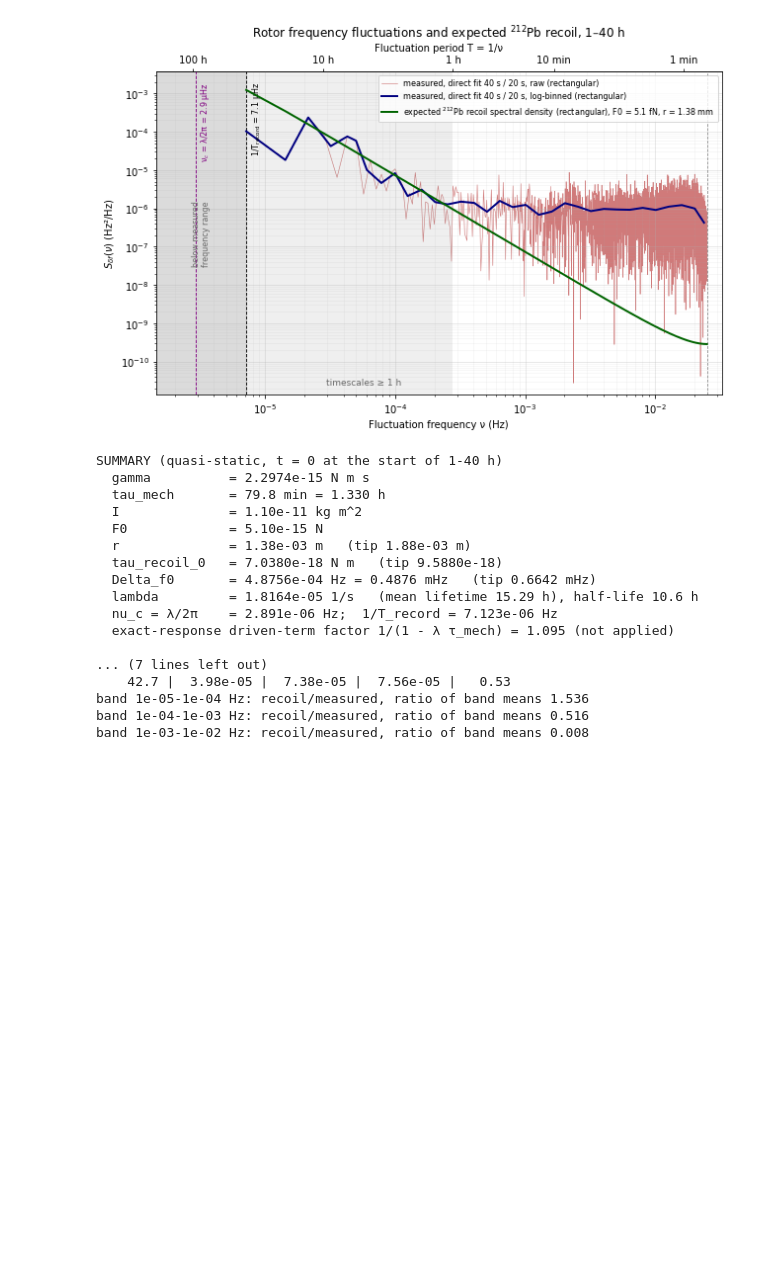
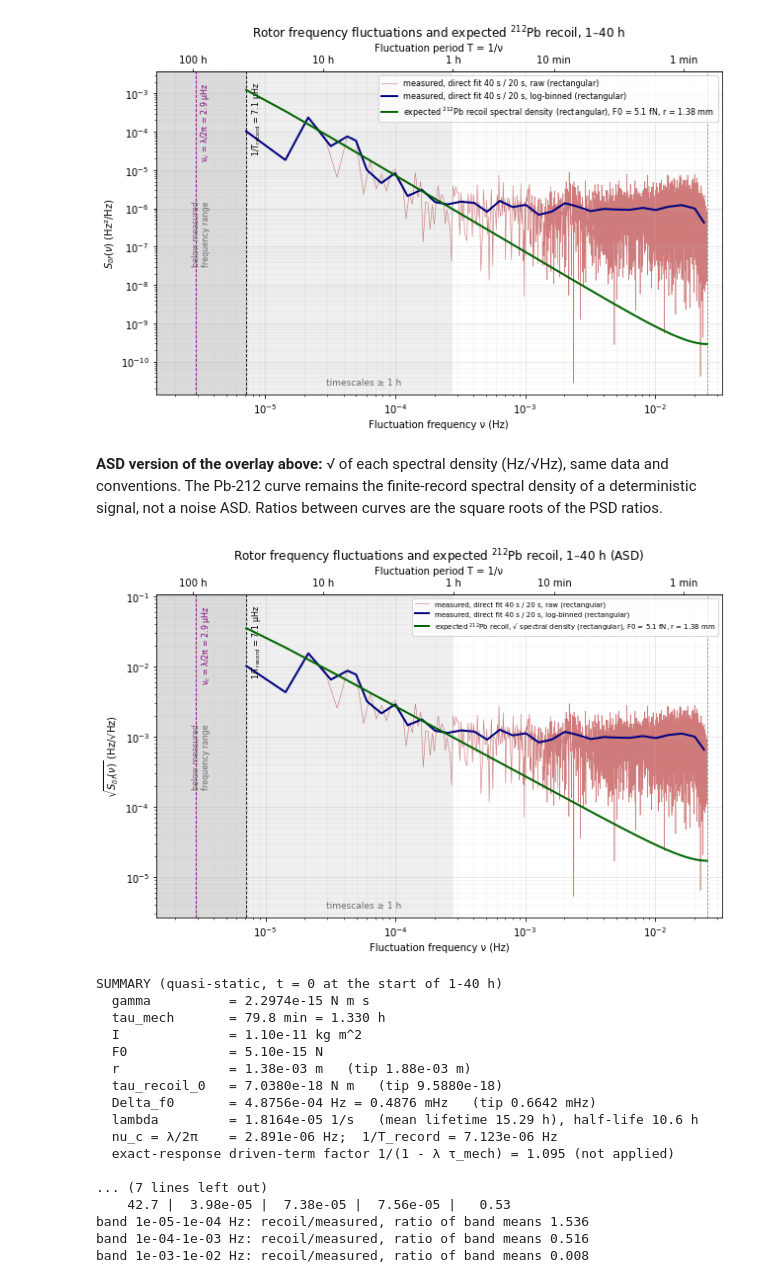
Before and after one commit to Moore-Lab/Decay-Sail, a Jupyter notebook: analysis/noise_budget_20260911_clean.ipynb, the cells around one changed output. Saved outputs shown, nothing was run; the diff lists cells and outputs as text; code cells hidden in the pictures; blank space fills up the shorter version.

```diff
--- a/analysis/noise_budget_20260911_clean.ipynb
+++ b/analysis/noise_budget_20260911_clean.ipynb
@@ -434,6 +463,38 @@ period_axis(ax, [(60, '1 min'), (600, '10 min'), (3600, '1 h'), (10*3600, '10 h'
 plt.tight_layout(); plt.show()
 # %% [output]
 [figure]
+# %% [markdown]
+**ASD version of the overlay above:** √ of each spectral density (Hz/√Hz), same data and conventions. The
+Pb-212 curve remains the finite-record spectral density of a deterministic signal, not a noise ASD. Ratios
+between curves are the square roots of the PSD ratios.
+# %%
+# ASD version of the overlay above: square root of each spectral density (Hz/√Hz)
+fig, ax = plt.subplots(figsize=(9, 6))
+ax.loglog(nu_p[1:], np.sqrt(S_meas_ov[1:]), color='firebrick', lw=0.6, alpha=0.6, zorder=1, label=f'measured, direct fit {WIN_P:.0f} s / {STEP_P:.0f} s, raw (rectangular)')
+ax.loglog(nu_lb, np.sqrt(S_lb_rect), color='navy', lw=2.0, zorder=3, label=f'measured, direct fit {WIN_P:.0f} s / {STEP_P:.0f} s, log-binned (rectangular)')
+
+ax.loglog(nu_p[1:], np.sqrt(S_pb_ov[1:]), color='darkgreen', lw=2.0, zorder=4, label=f'expected $^{{212}}$Pb recoil, √ spectral density (rectangular), F0 = {F0_PB*1e15:.1f} fN, r = {R_EFF*1e3:.2f} mm')
+ax.set_ylim(np.sqrt(S_meas_ov[1:].min())*0.5, np.sqrt(max(S_meas_ov[1:].max(), S_pb_ov[1:].max()))*3)
+ax.set_xlim(x_left, fs_p/2*1.3)
+ax.axvline(fs_p/2, color='gray', lw=0.8, ls='--')
+ax.axvspan(nu_p[1], 1/3600, color='gray', alpha=0.12, lw=0)
+ax.axvspan(x_left, nu_p[1], color='gray', alpha=0.28, lw=0)
+ax.text(np.sqrt(x_left*nu_p[1]), 0.5, 'below measured\nfrequency range', transform=ax.get_xaxis_transform(),
+        rotation=90, ha='center', va='center', fontsize=8, color='dimgray')
+for x, lab, col in ((nu_p[1], f'1/T$_{{\\rm record}}$ = {nu_p[1]*1e6:.1f} µHz', 'k'),
+                    (nu_c_pb, f'ν$_c$ = λ/2π = {nu_c_pb*1e6:.1f} µHz', 'purple')):
+    ax.axvline(x, color=col, lw=0.9, ls='--')
+    ax.text(x*1.07, 0.97, lab, transform=ax.get_xaxis_transform(), rotation=90, va='top', fontsize=8, color=col)
+ax.text(0.30, 0.03, 'timescales ≥ 1 h', transform=ax.transAxes, fontsize=9, color='dimgray')
+ax.set_xlabel('Fluctuation frequency ν (Hz)')
+ax.set_ylabel('$\\sqrt{S_{\\delta f}(\\nu)}$ (Hz/√Hz)')
+ax.set_title(f'Rotor frequency fluctuations and expected $^{{212}}$Pb recoil, {WIN_H[0]}–{WIN_H[1]} h (ASD)')
+ax.grid(which='major', alpha=0.35); ax.grid(which='minor', alpha=0.12)
+ax.legend(fontsize=7, loc='upper right')
+period_axis(ax, [(60, '1 min'), (600, '10 min'), (3600, '1 h'), (10*3600, '10 h'), (100*3600, '100 h')])
+plt.tight_layout(); plt.show()
+# %% [output]
+[figure, added]
 # %%
 print(f'SUMMARY (quasi-static, t = 0 at the start of {WIN_H[0]}-{WIN_H[1]} h)')
 print(f'  gamma          = {GAMMA_DRAG:.4e} N m s')
```
Also changed, not shown: parts of 2 cells of this notebook, 1 other file.
